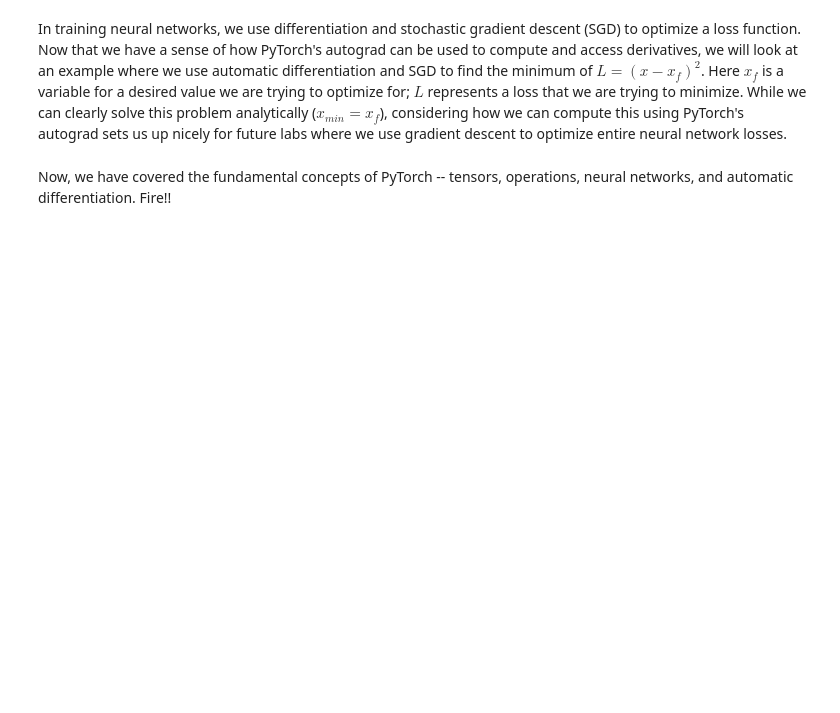
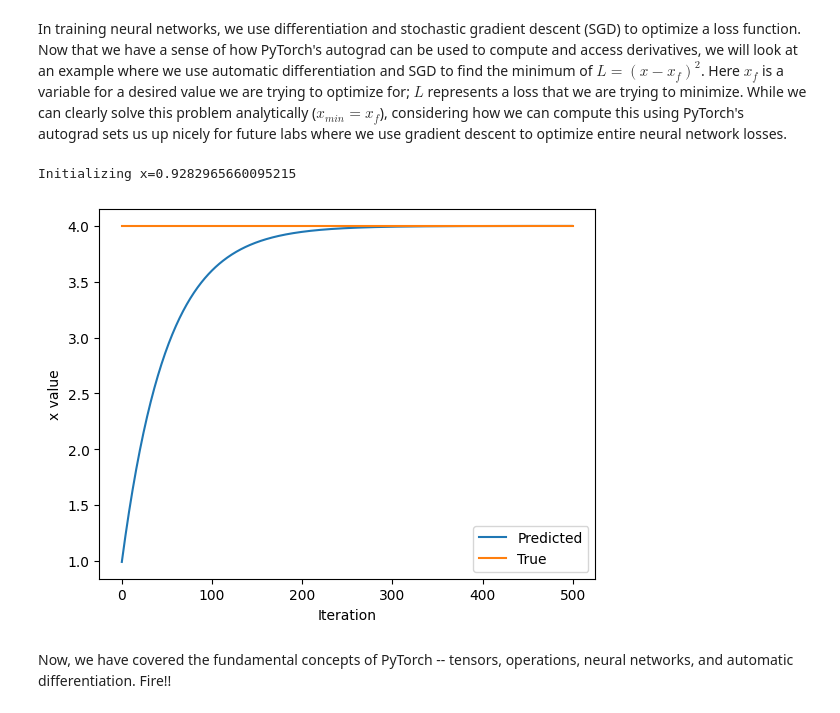
Before and after one commit to ddavid37/introtodeeplearning-sandbox, a Jupyter notebook: lab1/PT_Part1_Intro.ipynb, the cells around one changed output. Drawn from its saved outputs; the diff is of its cells as text; code cells hidden in the pictures; blank space fills up the shorter version.

```diff
--- a/lab1/PT_Part1_Intro.ipynb
+++ b/lab1/PT_Part1_Intro.ipynb
@@ -386,33 +388,36 @@ In training neural networks, we use differentiation and stochastic gradient desc
 x = torch.randn(1)
 print(f"Initializing x={x.item()}")
 
 learning_rate = 1e-2  # Learning rate
 history = []
 x_f = 4  # Target value
 
 
 # We will run gradient descent for a number of iterations. At each iteration, we compute the loss,
 #   compute the derivative of the loss with respect to x, and perform the update.
 for i in range(500):
     x = torch.tensor([x], requires_grad=True)
 
     # TODO: Compute the loss as the square of the difference between x and x_f
-    loss = # TODO
+    loss = (x-x_f)**2 # TODO
 
     # Backpropagate through the loss to compute gradients
     loss.backward()
 
     # Update x with gradient descent
     x = x.item() - learning_rate * x.grad
 
     history.append(x.item())
 
 # Plot the evolution of x as we optimize toward x_f!
 plt.plot(history)
 plt.plot([0, 500], [x_f, x_f])
 plt.legend(('Predicted', 'True'))
 plt.xlabel('Iteration')
 plt.ylabel('x value')
 plt.show()
+# %% [output]
+Initializing x=0.9282965660095215
+[figure, added]
 # %% [markdown]
 Now, we have covered the fundamental concepts of PyTorch -- tensors, operations, neural networks, and automatic differentiation. Fire!!
```
Also changed, not shown: parts of 1 cell of this notebook.
